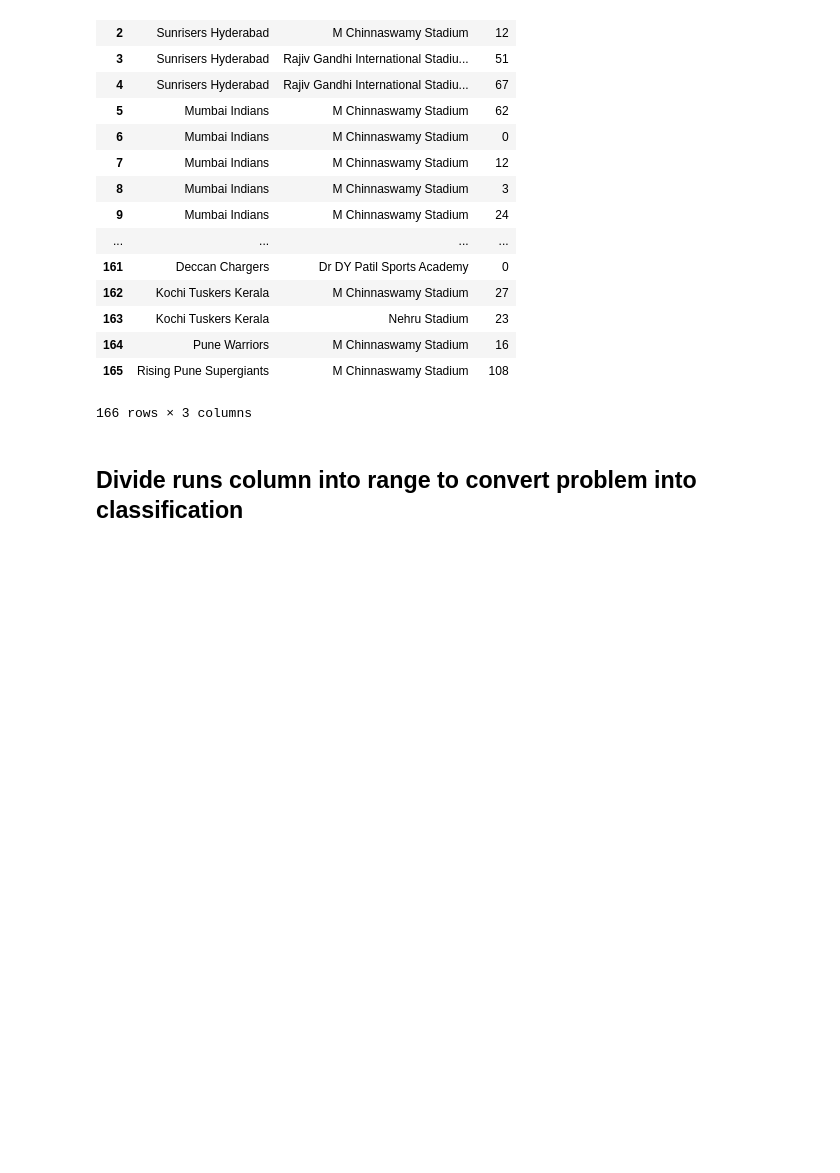
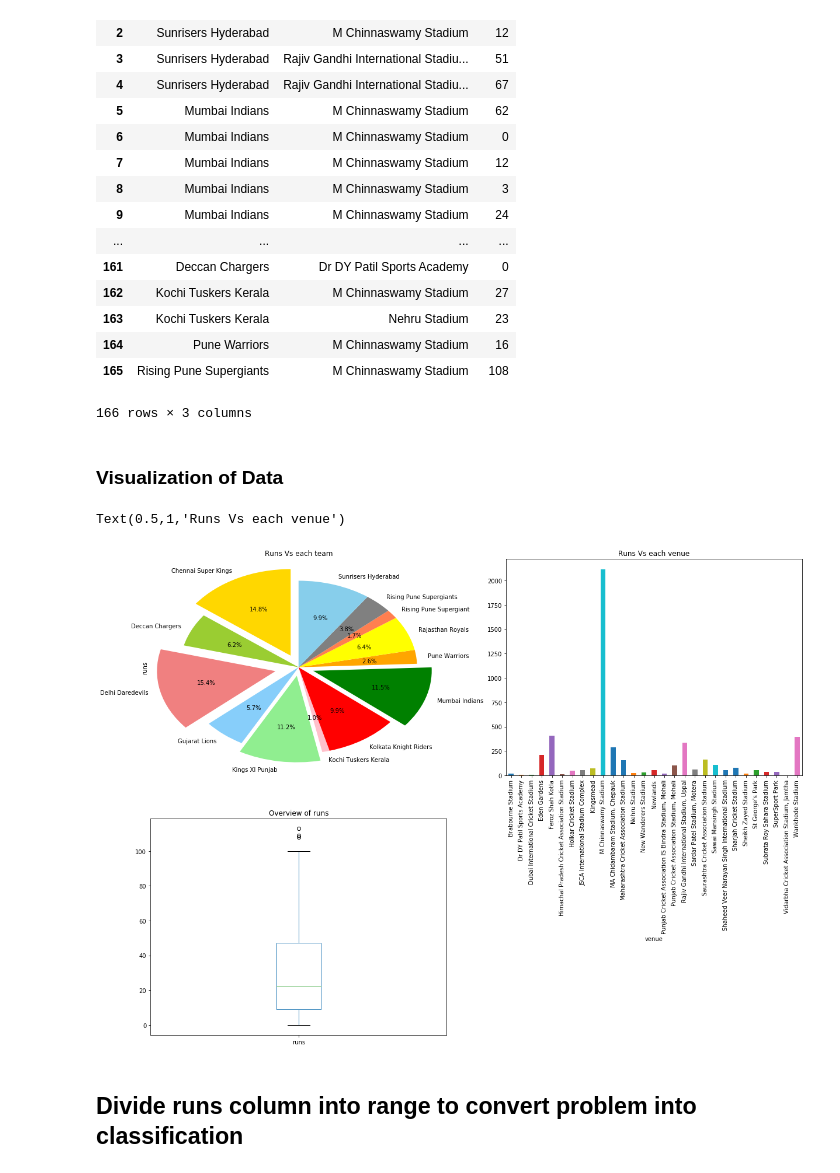
Before and after one commit to nihal-1998/ipl_research, a Jupyter notebook: updated ipl research.ipynb, the cells around one changed output. Cells and saved outputs as stored; diff of their text form; code cells hidden in the pictures; blank space fills up the shorter version.

```diff
--- a/updated ipl research.ipynb
+++ b/updated ipl research.ipynb
@@ -107,6 +108,31 @@ datatoss
 | 164 | Pune Warriors | M Chinnaswamy Stadium | 16 |
 | 165 | Rising Pune Supergiants | M Chinnaswamy Stadium | 108 |
 166 rows × 3 columns
+# %% [markdown]
+### Visualization of Data
+# %%
+fig = plt.figure(figsize=(20,15) )# create figure
+
+ax0 = fig.add_subplot(2, 2, 1) # add subplot 1 (1 row, 2 columns, first plot)
+ax1 = fig.add_subplot(2, 2, 2) # add subplot 2 (1 row, 2 columns, second plot). See tip below**
+ax2 = fig.add_subplot(2, 2, 3)
+#datatoss.describe
+datatoss.plot(kind = 'box',ax = ax2)
+ax2.set_title('Overview of runs')
+ga = datatoss.groupby('team', axis=0).sum()
+
+colors_list = ['gold', 'yellowgreen', 'lightcoral', 'lightskyblue', 'lightgreen', 'pink','red','green','orange','yellow','coral','gray','skyblue']
+explode_list = [0.15,0,0.2,0, 0.1, 0, 0, 0.13, 0,0,0,0,0]
+ga['runs'].plot(kind = 'pie',autopct='%1.1f%%',startangle=90,colors=colors_list,explode=explode_list,ax=ax0)
+ax0.set_title('Runs Vs each team')
+
+gg = datatoss.groupby('venue', axis=0).sum()
+gg['runs'].plot(kind = 'bar',ax=ax1)
+ax1.set_title('Runs Vs each venue')
+#plt.title('runs by venue ')
+# %% [output]
+Text(0.5,1,'Runs Vs each venue')
+[figure, added]
 # %% [markdown]
 ## Divide runs column into range to convert problem into classification
 # %%
```
Also changed, not shown: parts of 5 cells of this notebook.
